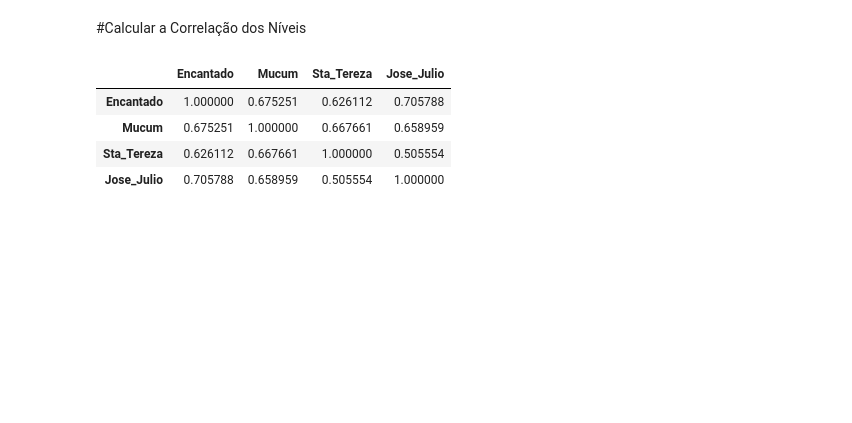
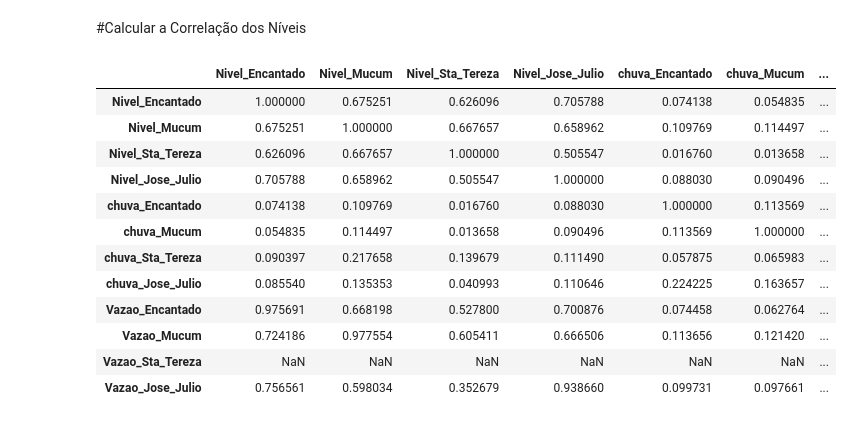
Before and after one commit to ksBrose/3DSGroup_BootcampDataScience, a Jupyter notebook: atividade.ipynb, the cells around one changed output. Saved outputs shown, nothing was run; the diff lists cells and outputs as text; code cells hidden in the pictures; blank space fills up the shorter version.

```diff
--- a/atividade.ipynb
+++ b/atividade.ipynb
@@ -502,20 +502,50 @@ dtypes: datetime64[ns](1), float64(3)
 memory usage: 2.0 MB
 # %% [markdown]
 #Calcular a Correlação dos Níveis
-# %%
-niveis = [df_Encantado_unico['Nivel(cm)'],df_Mucum_unico['Nivel(cm)'],df_Sta_Tereza_unico['Nivel(cm)'],df_Jose_Julio_unico['Nivel(cm)']]
-niveis = pd.concat(niveis, axis=1)
-niveis.columns = ['Encantado', 'Mucum', 'Sta_Tereza', 'Jose_Julio']
-
-
-correlacao = niveis.corr()
-correlacao
-# %% [output]
-|  | Encantado | Mucum | Sta_Tereza | Jose_Julio |
-| Encantado | 1.000000 | 0.675251 | 0.626112 | 0.705788 |
-| Mucum | 0.675251 | 1.000000 | 0.667661 | 0.658959 |
-| Sta_Tereza | 0.626112 | 0.667661 | 1.000000 | 0.505554 |
-| Jose_Julio | 0.705788 | 0.658959 | 0.505554 | 1.000000 |
+# %%
+niveis = [df_Encantado_unico['Nivel(cm)'],df_Mucum_unico['Nivel(cm)'],df_Sta_Tereza_unico['Nivel(cm)'],df_Jose_Julio_unico['Nivel(cm)']]
+niveis = pd.concat(niveis, axis=1)
+niveis.columns = ['Nivel_Encantado', 'Nivel_Mucum', 'Nivel_Sta_Tereza', 'Nivel_Jose_Julio']
+
+
+correlacao_niveis = niveis.corr()
+
+
+chuvas = [df_Encantado_unico['Chuva(mm)'],df_Mucum_unico['Chuva(mm)'],df_Sta_Tereza_unico['Chuva(mm)'],df_Jose_Julio_unico['Chuva(mm)']]
+chuvas = pd.concat(chuvas, axis=1)
+chuvas.columns = ['chuva_Encantado', 'chuva_Mucum', 'chuva_Sta_Tereza', 'chuva_Jose_Julio']
+
+correlacao_chuvas= chuvas.corr()
+
+vazoes = [df_Encantado_unico['Vazao(m3/s)'],df_Mucum_unico['Vazao(m3/s)'],df_Sta_Tereza_unico['Vazao(m3/s)'],df_Jose_Julio_unico['Vazao(m3/s)']]
+vazoes = pd.concat(vazoes, axis=1)
+vazoes.columns = ['Vazao_Encantado', 'Vazao_Mucum', 'Vazao_Sta_Tereza', 'Vazao_Jose_Julio']
+
+correlacao_vazoes = vazoes.corr()
+
+correlacoes = [correlacao_niveis, correlacao_chuvas, correlacao_vazoes]
+correlacoes = pd.concat(correlacoes, axis=1)
+
+df_geral = [niveis, chuvas, vazoes]
+df_geral = pd.concat(df_geral, axis=1)
+df_geral
+
+correlacao_geral = df_geral.corr()
+correlacao_geral
+# %% [output]
+|  | Nivel_Encantado | Nivel_Mucum | Nivel_Sta_Tereza | Nivel_Jose_Julio | chuva_Encantado | chuva_Mucum | ... |
+| Nivel_Encantado | 1.000000 | 0.675251 | 0.626096 | 0.705788 | 0.074138 | 0.054835 | ... |
+| Nivel_Mucum | 0.675251 | 1.000000 | 0.667657 | 0.658962 | 0.109769 | 0.114497 | ... |
+| Nivel_Sta_Tereza | 0.626096 | 0.667657 | 1.000000 | 0.505547 | 0.016760 | 0.013658 | ... |
+| Nivel_Jose_Julio | 0.705788 | 0.658962 | 0.505547 | 1.000000 | 0.088030 | 0.090496 | ... |
+| chuva_Encantado | 0.074138 | 0.109769 | 0.016760 | 0.088030 | 1.000000 | 0.113569 | ... |
+| chuva_Mucum | 0.054835 | 0.114497 | 0.013658 | 0.090496 | 0.113569 | 1.000000 | ... |
+| chuva_Sta_Tereza | 0.090397 | 0.217658 | 0.139679 | 0.111490 | 0.057875 | 0.065983 | ... |
+| chuva_Jose_Julio | 0.085540 | 0.135353 | 0.040993 | 0.110646 | 0.224225 | 0.163657 | ... |
+| Vazao_Encantado | 0.975691 | 0.668198 | 0.527800 | 0.700876 | 0.074458 | 0.062764 | ... |
+| Vazao_Mucum | 0.724186 | 0.977554 | 0.605411 | 0.666506 | 0.113656 | 0.121420 | ... |
+| Vazao_Sta_Tereza | NaN | NaN | NaN | NaN | NaN | NaN | ... |
+| Vazao_Jose_Julio | 0.756561 | 0.598034 | 0.352679 | 0.938660 | 0.099731 | 0.097661 | ... |
 # %%
 # @title Encantado
 
```
Also changed, not shown: parts of 9 cells of this notebook.
